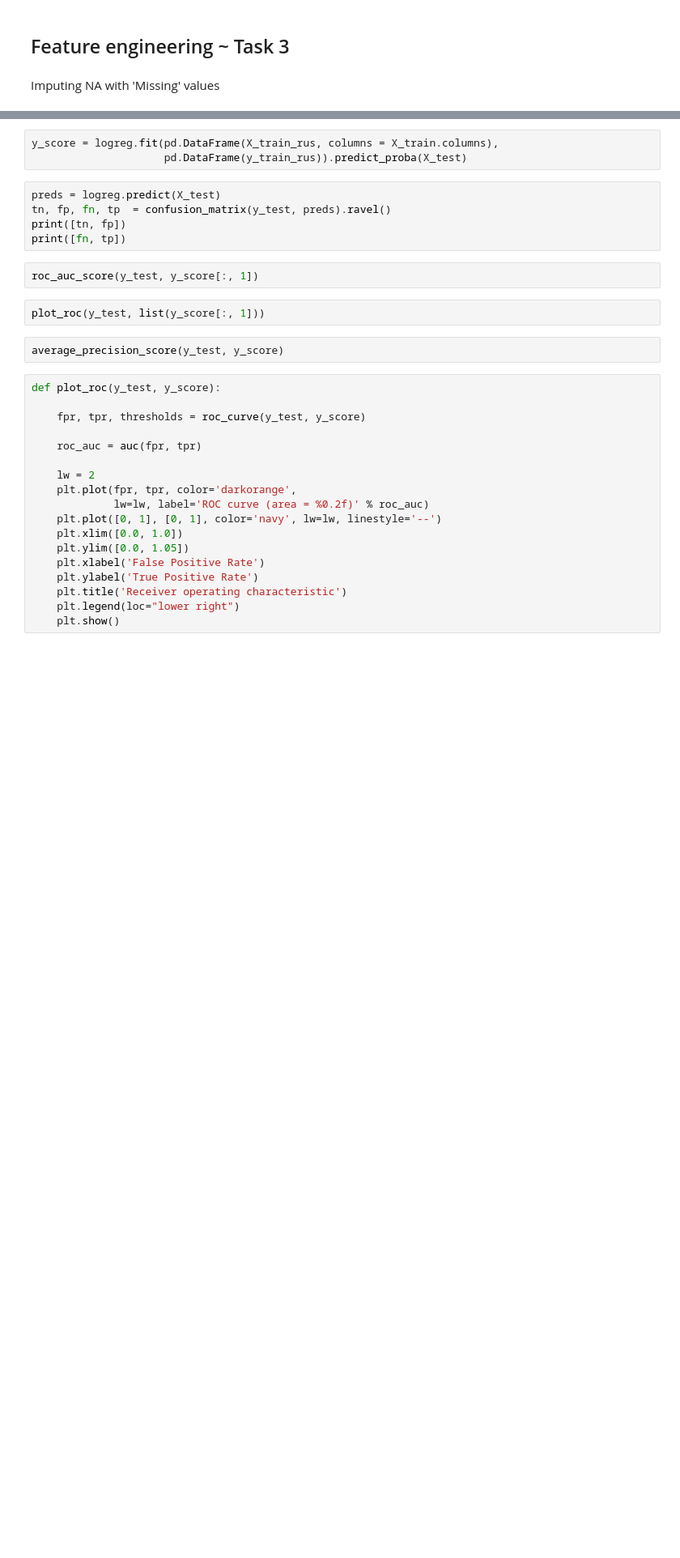
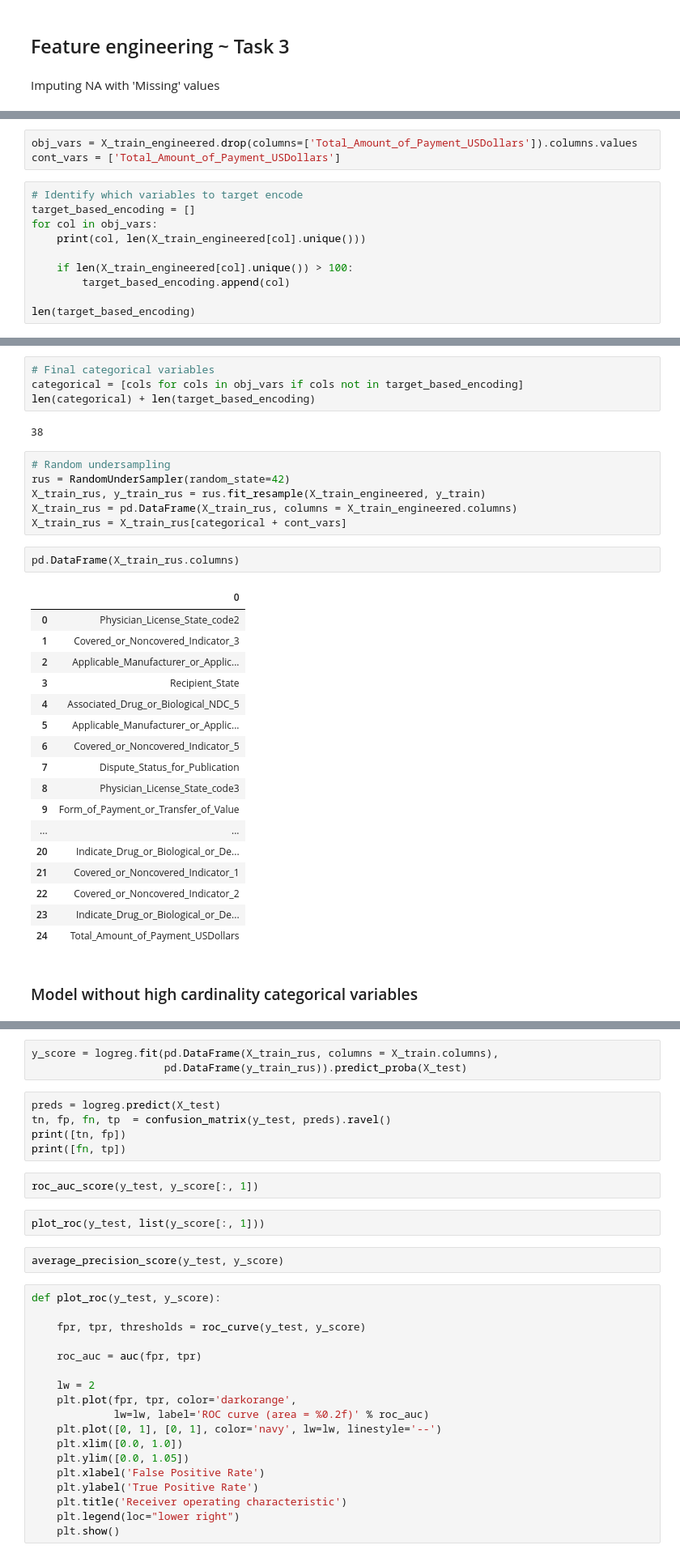
Before and after one commit to AntoniaLovjer/Hospital-Payments, a Jupyter notebook: 01_feature_selection.ipynb, the cells around one changed output, grey strips where cells are left out. Shown at 81% size. Drawn from its saved outputs; the diff is of its cells as text; blank space fills up the shorter version.

```diff
--- a/01_feature_selection.ipynb
+++ b/01_feature_selection.ipynb
@@ -446,0 +381,13 @@ len(categorical) + len(target_based_encoding)
+# %%
+obj_vars = X_train_engineered.drop(columns=['Total_Amount_of_Payment_USDollars']).columns.values
+cont_vars = ['Total_Amount_of_Payment_USDollars']
+# %%
+# Identify which variables to target encode
+target_based_encoding = []
+for col in obj_vars:
+    print(col, len(X_train_engineered[col].unique()))
+
+    if len(X_train_engineered[col].unique()) > 100:
+        target_based_encoding.append(col)
+
+len(target_based_encoding)
@@ -446,0 +413,34 @@ len(categorical) + len(target_based_encoding)
+# %%
+# Final categorical variables
+categorical = [cols for cols in obj_vars if cols not in target_based_encoding]
+len(categorical) + len(target_based_encoding)
+# %% [output]
+38
+# %%
+# Random undersampling
+rus = RandomUnderSampler(random_state=42)
+X_train_rus, y_train_rus = rus.fit_resample(X_train_engineered, y_train)
+X_train_rus = pd.DataFrame(X_train_rus, columns = X_train_engineered.columns)
+X_train_rus = X_train_rus[categorical + cont_vars]
+# %%
+pd.DataFrame(X_train_rus.columns)
+# %% [output]
+|  | 0 |
+| 0 | Physician_License_State_code2 |
+| 1 | Covered_or_Noncovered_Indicator_3 |
+| 2 | Applicable_Manufacturer_or_Applic... |
+| 3 | Recipient_State |
+| 4 | Associated_Drug_or_Biological_NDC_5 |
+| 5 | Applicable_Manufacturer_or_Applic... |
+| 6 | Covered_or_Noncovered_Indicator_5 |
+| 7 | Dispute_Status_for_Publication |
+| 8 | Physician_License_State_code3 |
+| 9 | Form_of_Payment_or_Transfer_of_Value |
+| ... | ... |
+| 20 | Indicate_Drug_or_Biological_or_De... |
+| 21 | Covered_or_Noncovered_Indicator_1 |
+| 22 | Covered_or_Noncovered_Indicator_2 |
+| 23 | Indicate_Drug_or_Biological_or_De... |
+| 24 | Total_Amount_of_Payment_USDollars |
+# %% [markdown]
+### Model without high cardinality categorical variables
```
Also changed, not shown: parts of 54 cells of this notebook.
